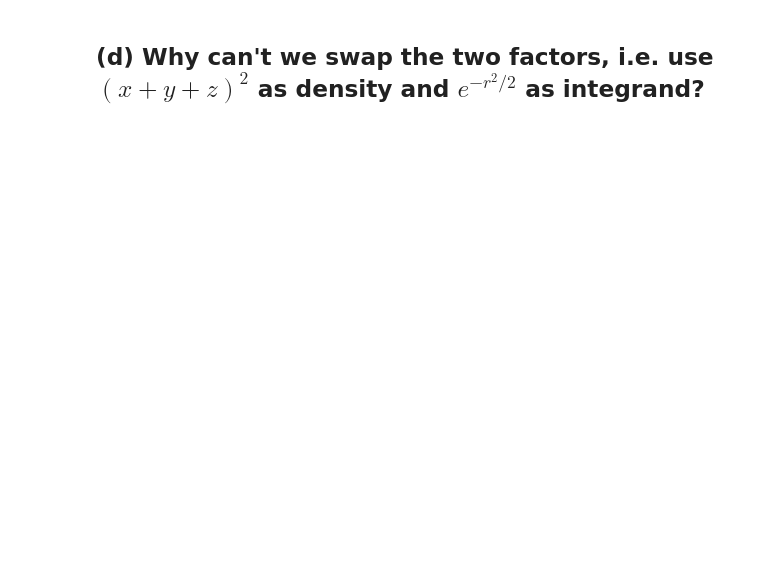
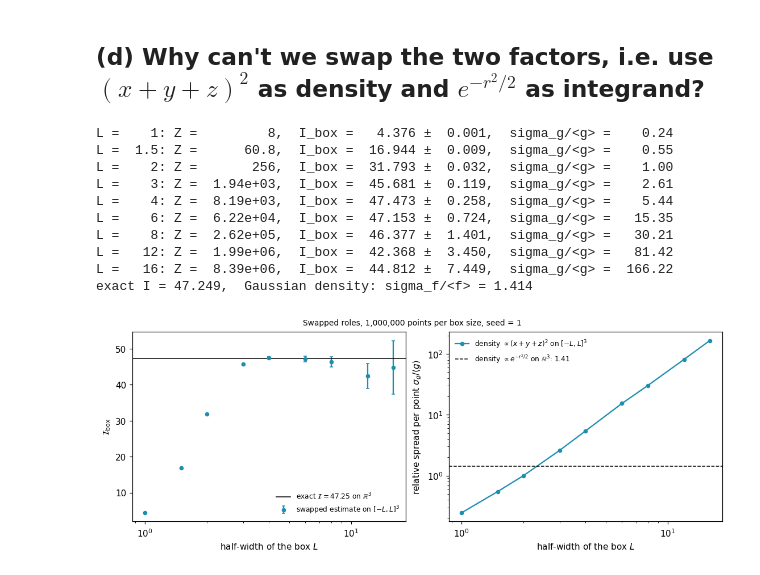
Before and after one commit to MathiMuts/Advanced-Monte-Carlo, a Jupyter notebook: Exercises/4.03-mc-integration-1/code.ipynb, the cells around one changed output. Drawn from its saved outputs; the diff is of its cells as text; code cells hidden in the pictures; blank space fills up the shorter version.

```diff
--- a/Exercises/4.03-mc-integration-1/code.ipynb
+++ b/Exercises/4.03-mc-integration-1/code.ipynb
@@ -17,3 +26,15 @@ rng = np.random.default_rng(SEED)
 set_plot_style()
 # %% [markdown]
 ## (a) Compute $I$ analytically.
+# %%
+import sympy as sp
+
+x, y, z = sp.symbols("x y z", real=True)
+integrand_sym = sp.exp(-(x**2 + y**2 + z**2) / 2) * (x + y + z)**2
+
+# triple integral over R^3
+I_sym = sp.simplify(sp.integrate(integrand_sym, (x, -sp.oo, sp.oo), (y, -sp.oo, sp.oo), (z, -sp.oo, sp.oo)))
+I_EXACT = float(I_sym)   # used in (b)-(d)
+
+print("I exact =", I_sym, "=", sp.N(I_sym, 8))
+print("equal to 3 (2 pi)^(3/2):", sp.simplify(I_sym - 3 * (2 * sp.pi)**sp.Rational(3, 2)) == 0)
@@ -24,2 +114,30 @@ set_plot_style()
 # %% [markdown]
 ## (d) Why can't we swap the two factors, i.e. use $(x+y+z)^2$ as density and $e^{-r^2/2}$ as integrand?
+# %%
+# (x+y+z)^2 has an infinite integral over R^3 -> not a density. Restrict to a box [-L, L]^3:
+# density p = s^2 / Z with Z = (2L)^3 L^2, integrand g = Z exp(-r^2/2), I_box = <g>_p
+results = np.array([swapped_estimate(N_SWAP, L, rng) for L in L_LIST])
+I_box, I_box_err, rel_spread = results.T
+
+# relative spread per point with the Gaussian density: std(f) / mean(f) = sqrt(18) / 3
+REL_GAUSS = np.sqrt(18) / 3
+
+fig = plot_swapped(L_LIST, I_box, I_box_err, rel_spread, I_EXACT, REL_GAUSS,
+                   title=f"Swapped roles, {N_SWAP:,} points per box size, seed = {SEED}")
+save_figure(fig, "mc_swapped")
+
+for L, i, e, r in zip(L_LIST, I_box, I_box_err, rel_spread):
+    print(f"L = {L:>4g}: Z = {(2*L)**3 * L**2:9.3g},  I_box = {i:7.3f} ± {e:6.3f},  sigma_g/<g> = {r:7.2f}")
+print(f"exact I = {I_EXACT:.3f},  Gaussian density: sigma_f/<f> = {REL_GAUSS:.3f}")
+# %% [output]
+L =    1: Z =         8,  I_box =   4.376 ±  0.001,  sigma_g/<g> =    0.24
+L =  1.5: Z =      60.8,  I_box =  16.944 ±  0.009,  sigma_g/<g> =    0.55
+L =    2: Z =       256,  I_box =  31.793 ±  0.032,  sigma_g/<g> =    1.00
+L =    3: Z =  1.94e+03,  I_box =  45.681 ±  0.119,  sigma_g/<g> =    2.61
+L =    4: Z =  8.19e+03,  I_box =  47.473 ±  0.258,  sigma_g/<g> =    5.44
+L =    6: Z =  6.22e+04,  I_box =  47.153 ±  0.724,  sigma_g/<g> =   15.35
+L =    8: Z =  2.62e+05,  I_box =  46.377 ±  1.401,  sigma_g/<g> =   30.21
+L =   12: Z =  1.99e+06,  I_box =  42.368 ±  3.450,  sigma_g/<g> =   81.42
+L =   16: Z =  8.39e+06,  I_box =  44.812 ±  7.449,  sigma_g/<g> =  166.22
+exact I = 47.249,  Gaussian density: sigma_f/<f> = 1.414
+[figure, added]
```
Also changed, not shown: parts of 7 cells of this notebook, 7 other files.
